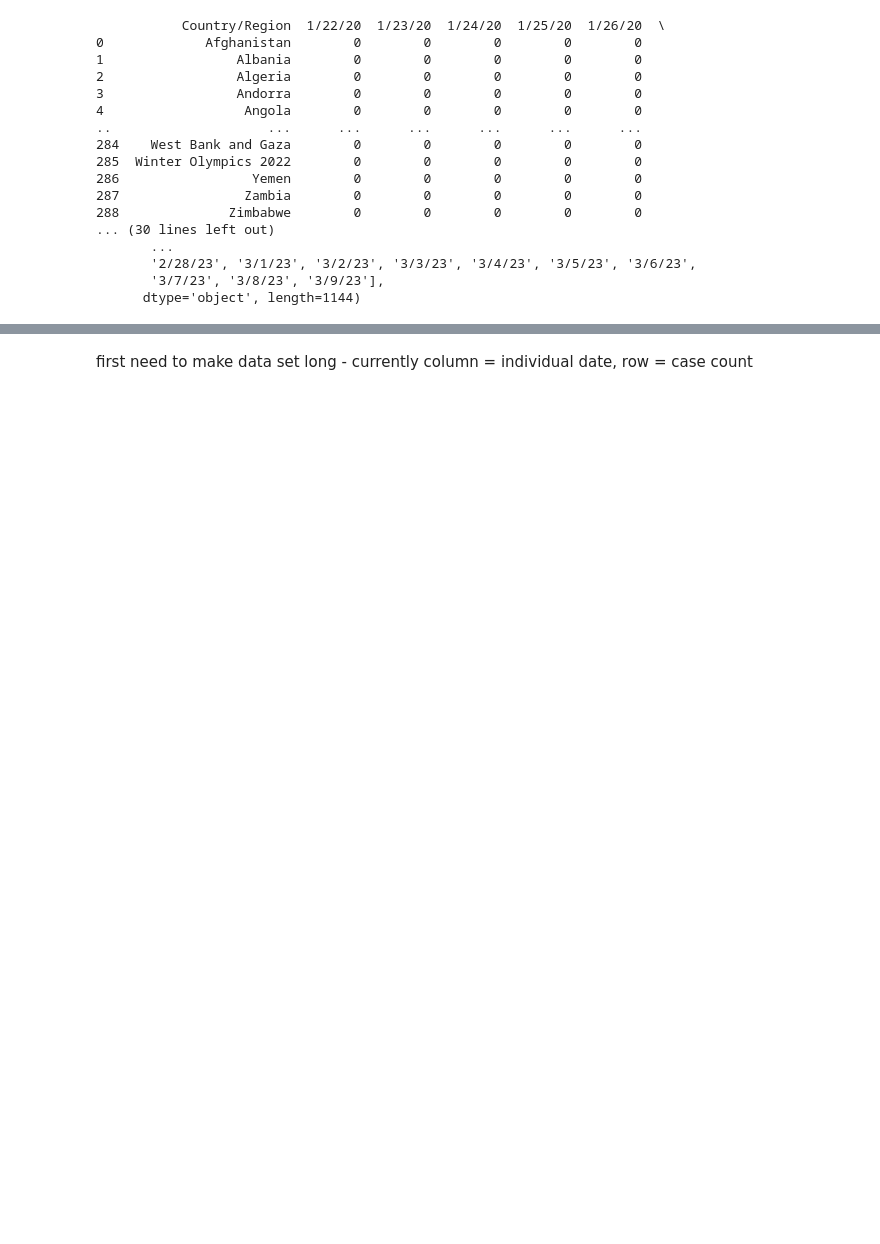
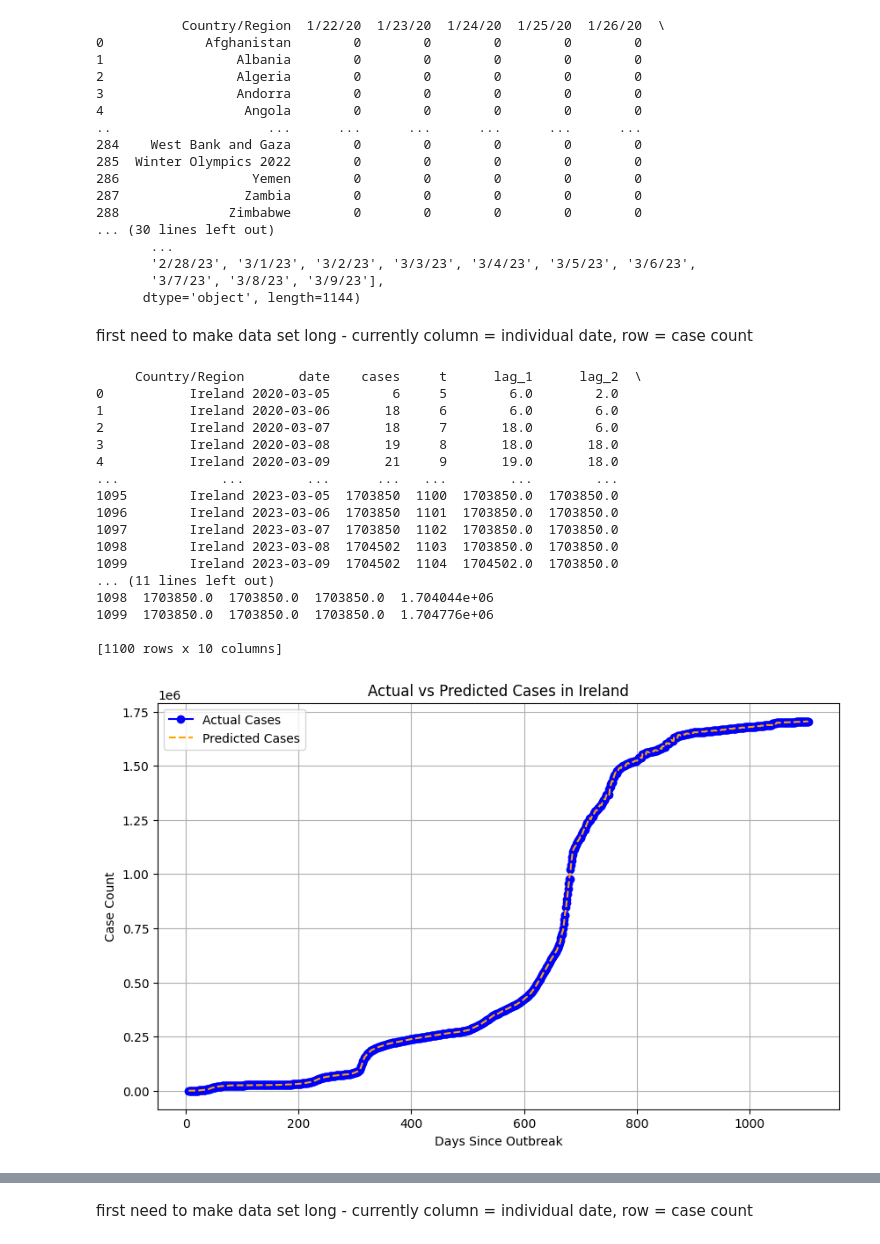
Before and after one commit to jferri3/ds4ph-hw8-team2, a Jupyter notebook: hw8.ipynb, the cells around one changed output, grey strips where cells are left out. Saved outputs shown, nothing was run; the diff lists cells and outputs as text; code cells hidden in the pictures; blank space fills up the shorter version.

```diff
--- a/hw8.ipynb
+++ b/hw8.ipynb
@@ -42,3 +39,37 @@ print(coviddf.columns)
        '2/28/23', '3/1/23', '3/2/23', '3/3/23', '3/4/23', '3/5/23', '3/6/23',
        '3/7/23', '3/8/23', '3/9/23'],
       dtype='object', length=1144)
+# %% [markdown]
+first need to make data set long - currently column = individual date, row = case count
+# %%
+print(ireland_df)
+import matplotlib.pyplot as plt
+
+plt.figure(figsize=(10, 6))
+plt.plot(ireland_df['t'], ireland_df['cases'], label='Actual Cases', color='blue', marker='o')
+plt.plot(ireland_df['t'], ireland_df['y_pred'], label='Predicted Cases', color='orange', linestyle='--')
+plt.xlabel('Days Since Outbreak')
+plt.ylabel('Case Count')
+plt.title('Actual vs Predicted Cases in Ireland')
+plt.legend()
+plt.grid(True)
+plt.show()
+# %% [output]
+     Country/Region       date    cases     t      lag_1      lag_2  \
+0           Ireland 2020-03-05        6     5        6.0        2.0
+1           Ireland 2020-03-06       18     6        6.0        6.0
+2           Ireland 2020-03-07       18     7       18.0        6.0
+3           Ireland 2020-03-08       19     8       18.0       18.0
+4           Ireland 2020-03-09       21     9       19.0       18.0
+...             ...        ...      ...   ...        ...        ...
+1095        Ireland 2023-03-05  1703850  1100  1703850.0  1703850.0
+1096        Ireland 2023-03-06  1703850  1101  1703850.0  1703850.0
+1097        Ireland 2023-03-07  1703850  1102  1703850.0  1703850.0
+1098        Ireland 2023-03-08  1704502  1103  1703850.0  1703850.0
+1099        Ireland 2023-03-09  1704502  1104  1704502.0  1703850.0
+... (11 lines left out)
+1098  1703850.0  1703850.0  1703850.0  1.704044e+06
+1099  1703850.0  1703850.0  1703850.0  1.704776e+06
+
+[1100 rows x 10 columns]
+[figure, added]
```
Also changed, not shown: parts of 26 cells of this notebook.
